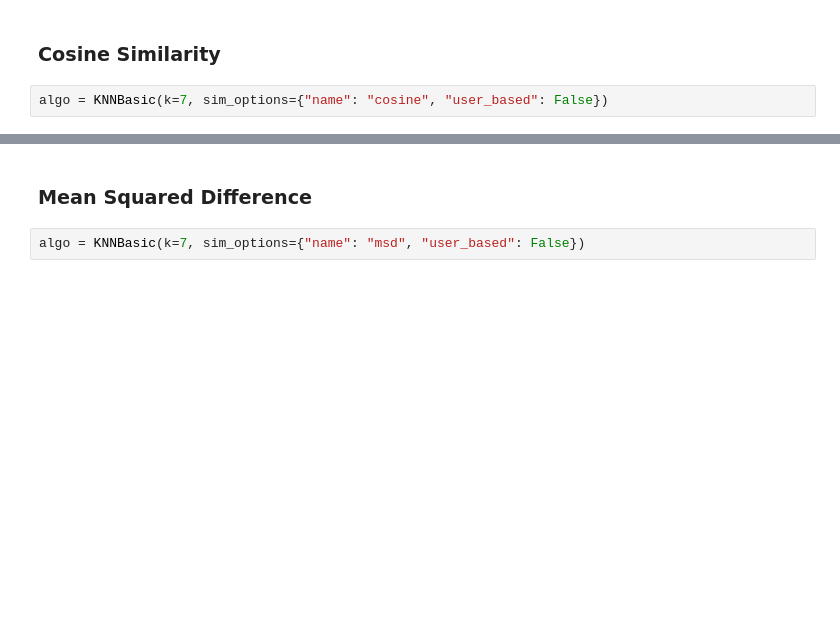
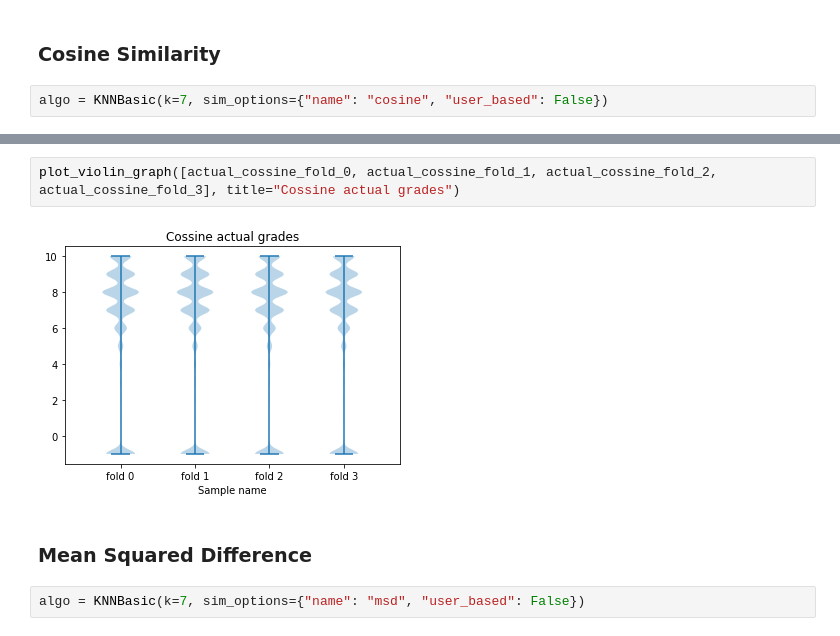
Before and after one commit to eduardagoulart/study_machine_learning_algorithms, a Jupyter notebook: algorithms/knn_basic.ipynb, the cells around one changed output, grey strips where cells are left out. Cells and saved outputs as stored; diff of their text form; blank space fills up the shorter version.

```diff
--- a/algorithms/knn_basic.ipynb
+++ b/algorithms/knn_basic.ipynb
@@ -70,3 +106,7 @@ df.to_parquet("../predictions/knn_basic/anime_type_tv/no_filter/knn_basic_cosine
+# %%
+plot_violin_graph([actual_cossine_fold_0, actual_cossine_fold_1, actual_cossine_fold_2, actual_cossine_fold_3], title="Cossine actual grades")
+# %% [output]
+[figure, added]
 # %% [markdown]
 ### Mean Squared Difference
 # %%
```
Also changed, not shown: parts of 26 cells of this notebook, 28 other files.
